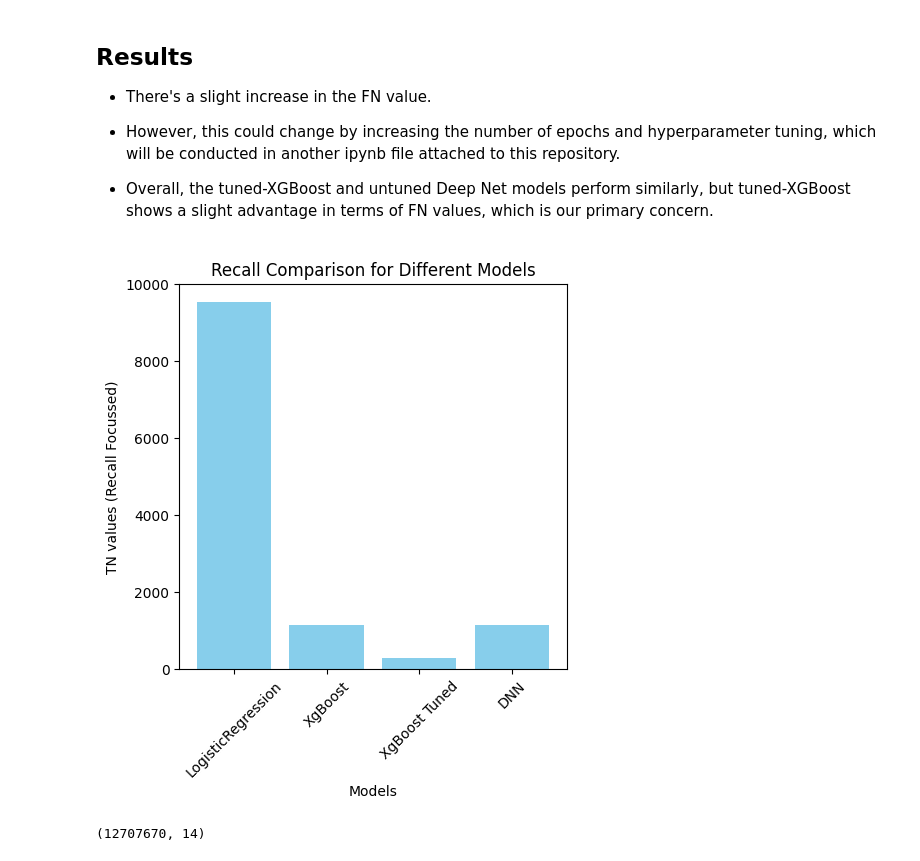
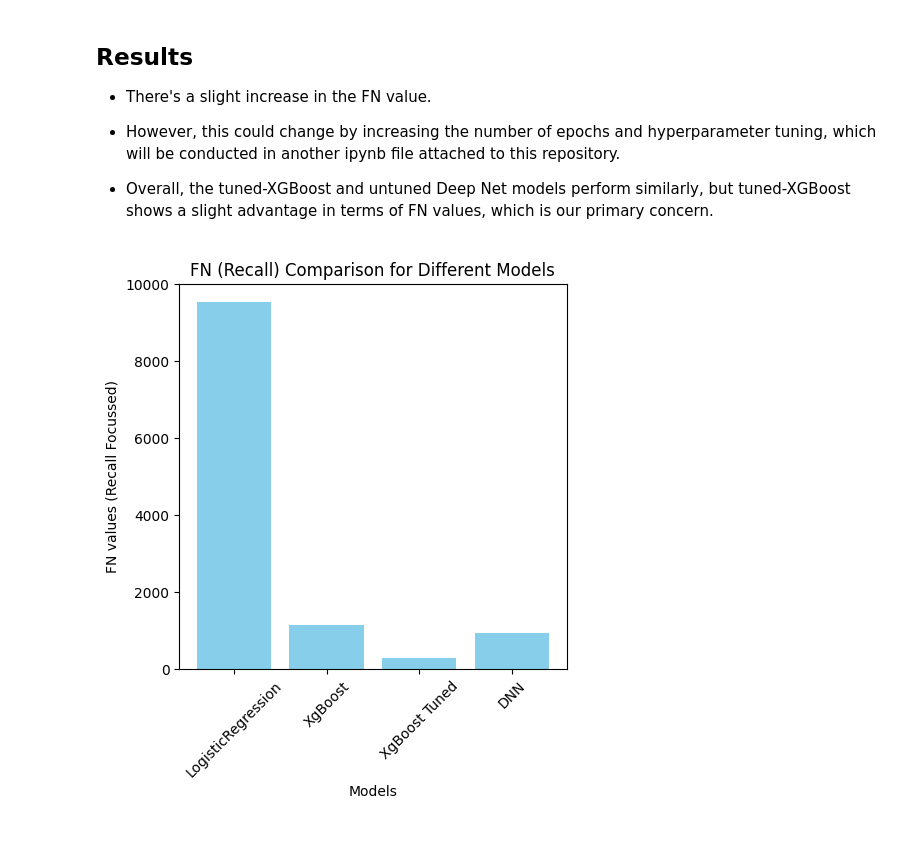
Before and after one commit to RajKulk16/Financial-Sentinel, a Jupyter notebook: main_work.ipynb, the cells around one changed output. Cells and saved outputs as stored; diff of their text form; code cells hidden in the pictures.

```diff
--- a/main_work.ipynb
+++ b/main_work.ipynb
@@ -1283,18 +1283,14 @@ array([[249215,   1013],
 
 - Overall, the tuned-XGBoost and untuned Deep Net models perform similarly, but tuned-XGBoost shows a slight advantage in terms of FN values, which is our primary concern.
 # %%
-recall = {'LogisticRegression' : 9538, 'XgBoost' : 1144,  'XgBoost Tuned': 283, 'DNN' : 1144}
+recall = {'LogisticRegression' : 9538, 'XgBoost' : 1144,  'XgBoost Tuned': 283, 'DNN' : 922}
 # %%
 plt.figure(figsize=(5,5))
 plt.bar(recall.keys(), recall.values(), color='skyblue')
 plt.xlabel('Models')
-plt.ylabel('TN values (Recall Focussed)')
-plt.title('Recall Comparison for Different Models')
+plt.ylabel('FN values (Recall Focussed)')
+plt.title('FN (Recall) Comparison for Different Models')
 plt.xticks(rotation=45)
 plt.show()
 # %% [output]
-[figure, old version]
+[figure, new version]
-# %%
-X_resampled.shape
-# %% [output]
-(12707670, 14)
```
